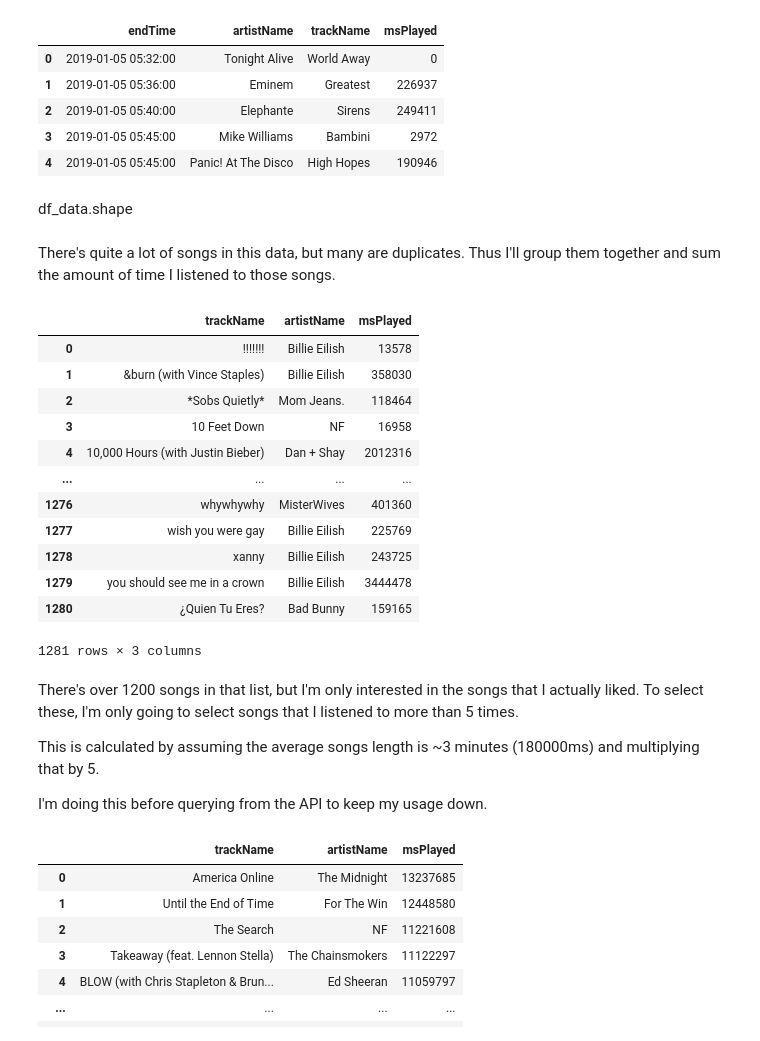
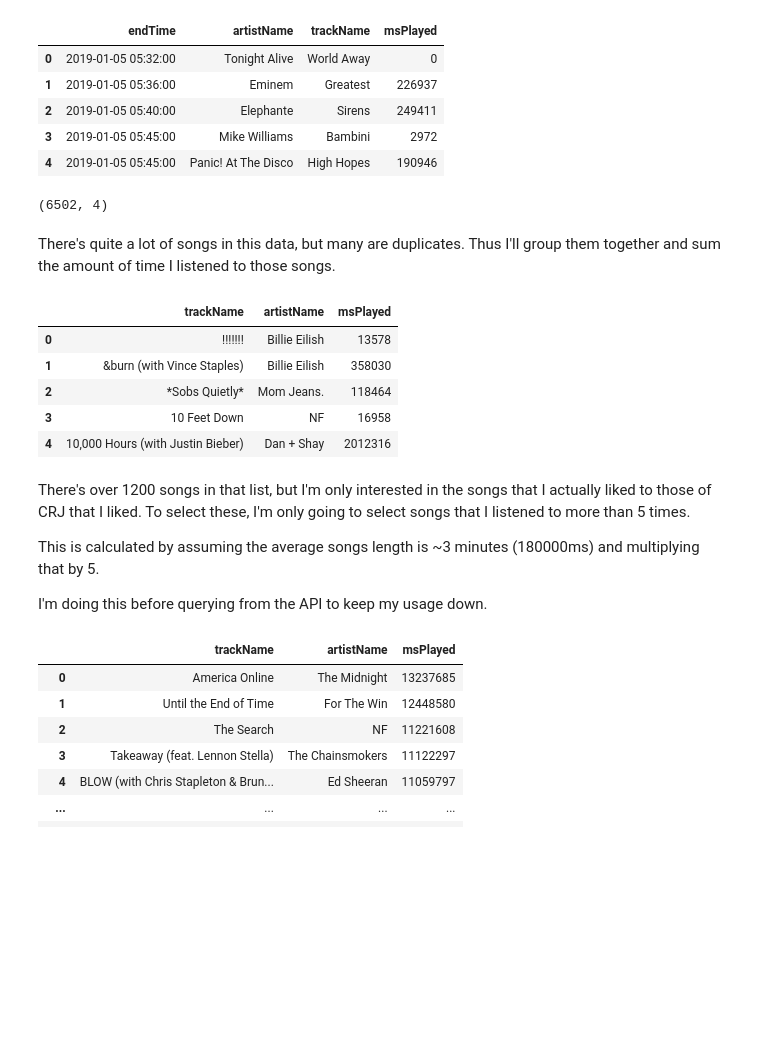
Before and after one commit to dalcantara7/spotify_data_analyzer, a Jupyter notebook: analysis_with_api_data.ipynb, the cells around one changed output. Saved outputs shown, nothing was run; the diff lists cells and outputs as text; code cells hidden in the pictures; blank space fills up the shorter version.

```diff
--- a/analysis_with_api_data.ipynb
+++ b/analysis_with_api_data.ipynb
@@ -28,29 +28,24 @@ df_data.head()
 | 2 | 2019-01-05 05:40:00 | Elephante | Sirens | 249411 |
 | 3 | 2019-01-05 05:45:00 | Mike Williams | Bambini | 2972 |
 | 4 | 2019-01-05 05:45:00 | Panic! At The Disco | High Hopes | 190946 |
-# %% [markdown]
-df_data.shape
+# %%
+df_data.shape
+# %% [output]
+(6502, 4)
 # %% [markdown]
 There's quite a lot of songs in this data, but many are duplicates. Thus I'll group them together and sum the amount of time I listened to those songs.
 # %%
 df_by_song = df_data.groupby([df_data['trackName'], df_data['artistName']]).sum().reset_index()
-df_by_song
+df_by_song.head()
 # %% [output]
 |  | trackName | artistName | msPlayed |
 | 0 | !!!!!!! | Billie Eilish | 13578 |
 | 1 | &burn (with Vince Staples) | Billie Eilish | 358030 |
 | 2 | *Sobs Quietly* | Mom Jeans. | 118464 |
 | 3 | 10 Feet Down | NF | 16958 |
 | 4 | 10,000 Hours (with Justin Bieber) | Dan + Shay | 2012316 |
-| ... | ... | ... | ... |
-| 1276 | whywhywhy | MisterWives | 401360 |
-| 1277 | wish you were gay | Billie Eilish | 225769 |
-| 1278 | xanny | Billie Eilish | 243725 |
-| 1279 | you should see me in a crown | Billie Eilish | 3444478 |
-| 1280 | ¿Quien Tu Eres? | Bad Bunny | 159165 |
-1281 rows × 3 columns
 # %% [markdown]
-There's over 1200 songs in that list, but I'm only interested in the songs that I actually liked. To select these, I'm only going to select songs that I listened to more than 5 times.
+There's over 1200 songs in that list, but I'm only interested in the songs that I actually liked to those of CRJ that I liked. To select these, I'm only going to select songs that I listened to more than 5 times.
 
 This is calculated by assuming the average songs length is ~3 minutes (180000ms) and multiplying that by 5.
 
```
Also changed, not shown: parts of 28 cells of this notebook, 1 other file.
